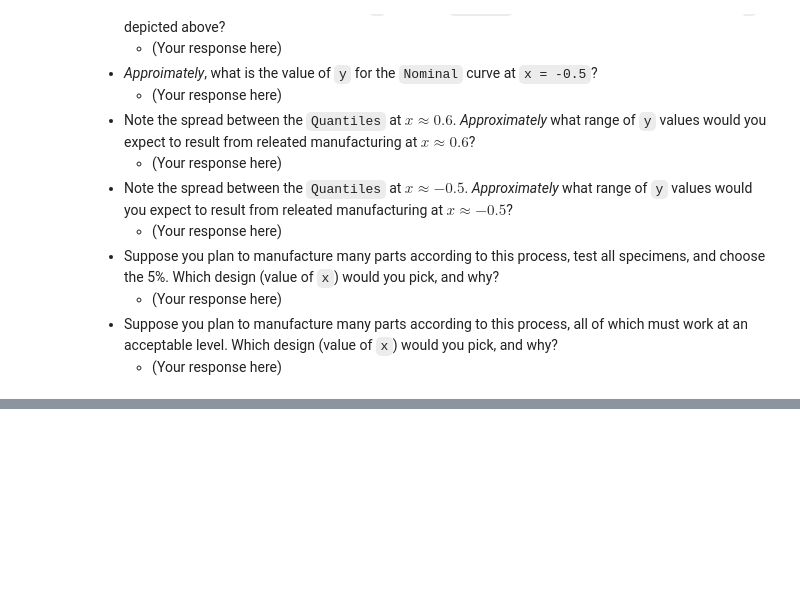
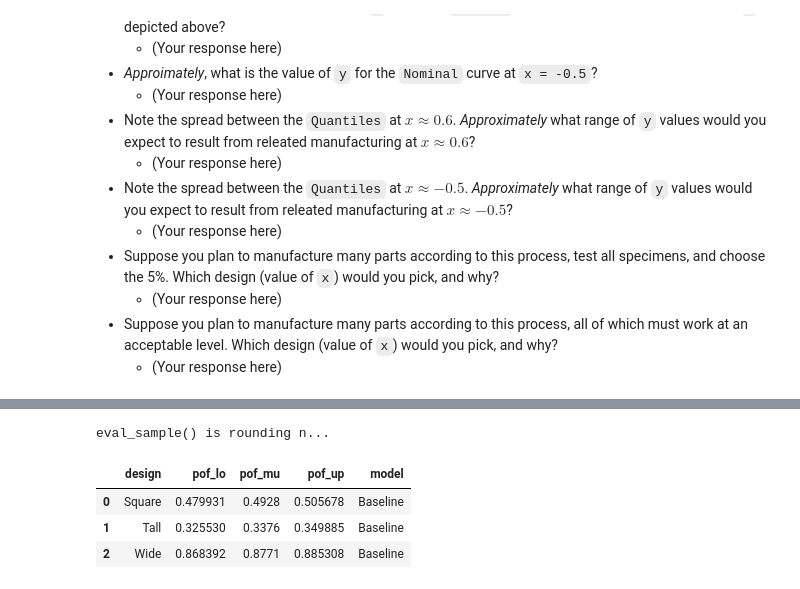
Before and after one commit to zdelrosario/evc-course, a Jupyter notebook: exercises/e-grama08-duu-master.ipynb, the cells around one changed output, grey strips where cells are left out. Cells and saved outputs as stored; diff of their text form; code cells hidden in the pictures; blank space fills up the shorter version.

```diff
--- a/exercises/e-grama08-duu-master.ipynb
+++ b/exercises/e-grama08-duu-master.ipynb
@@ -598,0 +710,28 @@ For this example, *lower* values of `y` are better.
+# %%
+df_beam_baseline = (
+    md_beam_tolerances
+    >> gr.ev_sample(
+        n=1e4,
+        df_det=gr.df_make(
+            design=["Wide", "Tall", "Square"],
+            w0=[4, 2, gr.sqrt(8)],
+            t0=[2, 4, gr.sqrt(8)],
+        ),
+        seed=101,
+    )
+    >> gr.tf_group_by(DF.design)
+    >> gr.tf_summarize(
+        pof_lo=gr.pr_lo(DF.g_stress <= 0),
+        pof_mu=gr.pr(DF.g_stress <= 0),
+        pof_up=gr.pr_up(DF.g_stress <= 0),
+    )
+    >> gr.tf_ungroup()
+    >> gr.tf_mutate(model="Baseline")
+)
+df_beam_baseline
+# %% [output]
+eval_sample() is rounding n...
+|  | design | pof_lo | pof_mu | pof_up | model |
+| 0 | Square | 0.479931 | 0.4928 | 0.505678 | Baseline |
+| 1 | Tall | 0.325530 | 0.3376 | 0.349885 | Baseline |
+| 2 | Wide | 0.868392 | 0.8771 | 0.885308 | Baseline |
```
Also changed, not shown: parts of 27 cells of this notebook.
